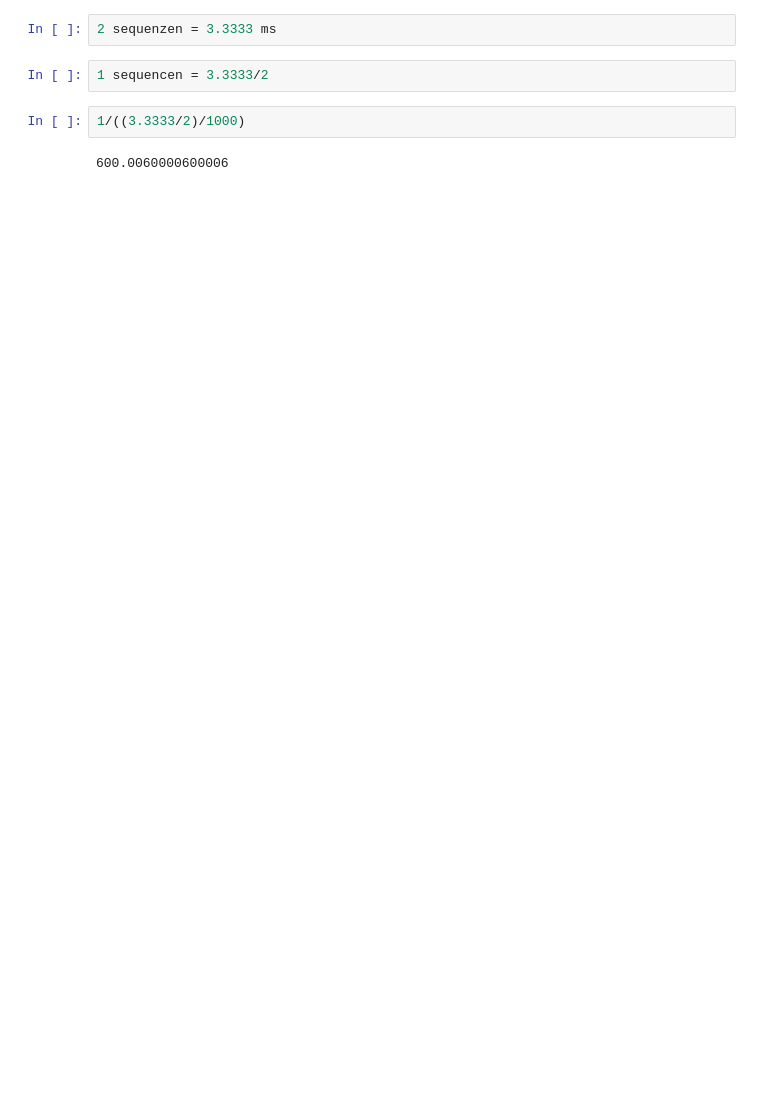
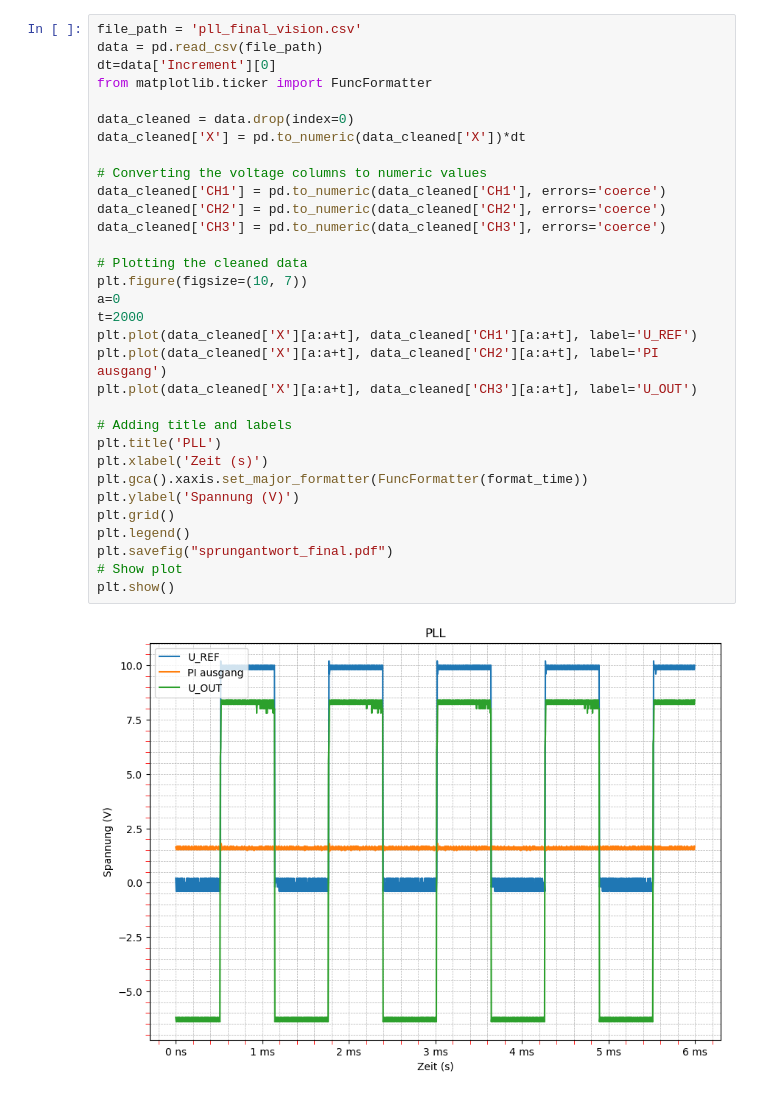
Before and after one commit to Kreijstal/elektronik-praktikum, a Jupyter notebook: 5Te-Labor/Versuch 5_PLL/sprungantwortpifilter.ipynb, the cells around one changed output. Saved outputs shown, nothing was run; the diff lists cells and outputs as text; blank space fills up the shorter version.

```diff
--- a/5Te-Labor/Versuch 5_PLL/sprungantwortpifilter.ipynb
+++ b/5Te-Labor/Versuch 5_PLL/sprungantwortpifilter.ipynb
@@ -110,8 +95,34 @@ plt.show()
 # %%
-2 sequenzen = 3.3333 ms
+file_path = 'pll_final_vision.csv'
+data = pd.read_csv(file_path)
+dt=data['Increment'][0]
+from matplotlib.ticker import FuncFormatter
+
+data_cleaned = data.drop(index=0)
+data_cleaned['X'] = pd.to_numeric(data_cleaned['X'])*dt
+
+# Converting the voltage columns to numeric values
+data_cleaned['CH1'] = pd.to_numeric(data_cleaned['CH1'], errors='coerce')
+data_cleaned['CH2'] = pd.to_numeric(data_cleaned['CH2'], errors='coerce')
+data_cleaned['CH3'] = pd.to_numeric(data_cleaned['CH3'], errors='coerce')
+
+# Plotting the cleaned data
+plt.figure(figsize=(10, 7))
+a=0
+t=2000
+plt.plot(data_cleaned['X'][a:a+t], data_cleaned['CH1'][a:a+t], label='U_REF')
+plt.plot(data_cleaned['X'][a:a+t], data_cleaned['CH2'][a:a+t], label='PI ausgang')
+plt.plot(data_cleaned['X'][a:a+t], data_cleaned['CH3'][a:a+t], label='U_OUT')
+
+# Adding title and labels
+plt.title('PLL')
+plt.xlabel('Zeit (s)')
+plt.gca().xaxis.set_major_formatter(FuncFormatter(format_time))
+plt.ylabel('Spannung (V)')
+plt.grid()
+plt.legend()
+plt.savefig("sprungantwort_final.pdf")
+# Show plot
+plt.show()
+# %% [output]
+[figure, added]
-# %%
-1 sequencen = 3.3333/2
-# %%
-1/((3.3333/2)/1000)
-# %% [output]
-600.0060000600006
```
Also changed, not shown: parts of 4 cells of this notebook, 24 other files.
